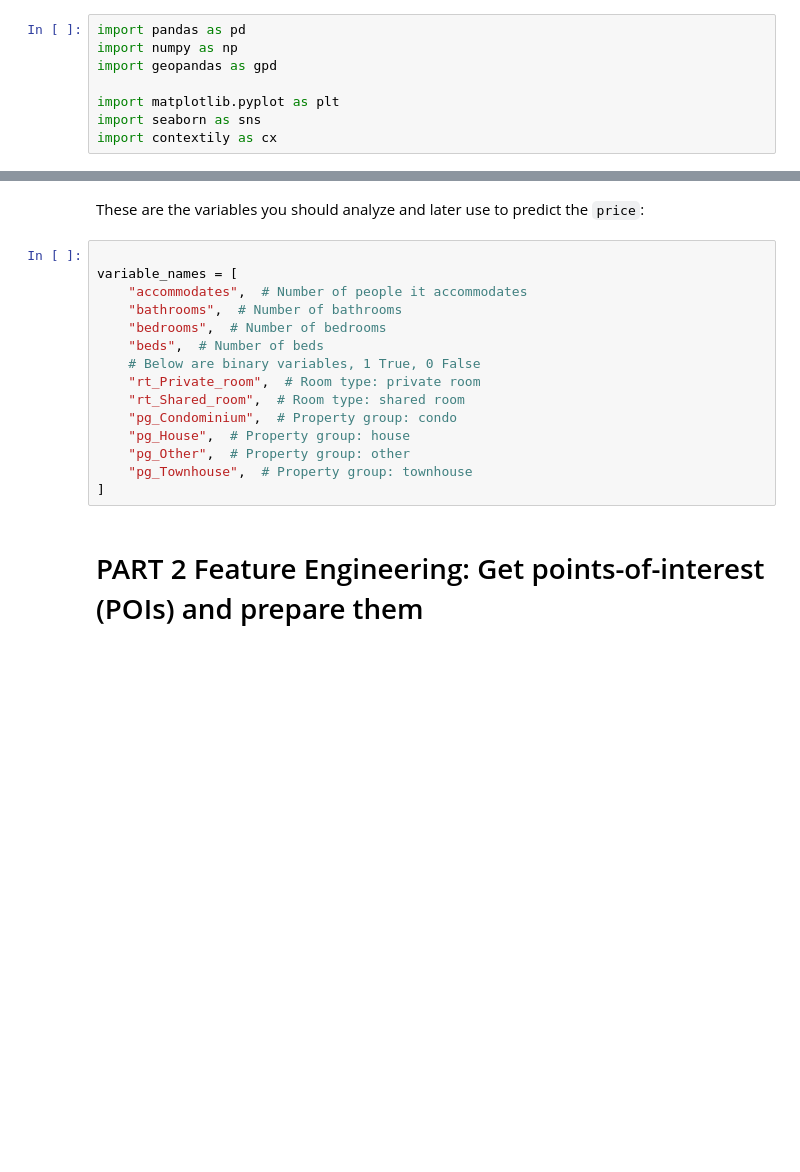
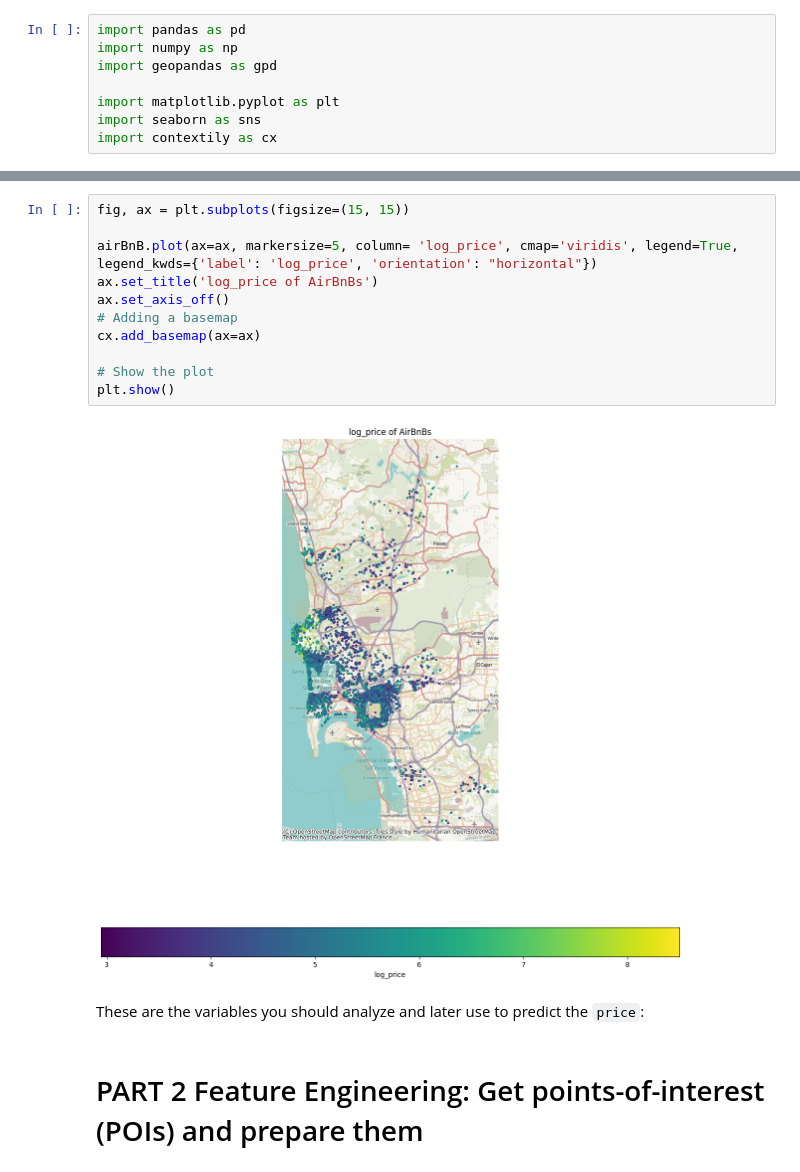
Before and after one commit to D3IP-SS24/case_study1, a Jupyter notebook: project_airbnb_template.ipynb, the cells around one changed output, grey strips where cells are left out. Drawn from its saved outputs; the diff is of its cells as text; blank space fills up the shorter version.

```diff
--- a/project_airbnb_template.ipynb
+++ b/project_airbnb_template.ipynb
@@ -36,20 +131,19 @@ import contextily as cx
+# %%
+fig, ax = plt.subplots(figsize=(15, 15))
+
+airBnB.plot(ax=ax, markersize=5, column= 'log_price', cmap='viridis', legend=True,
+legend_kwds={'label': 'log_price', 'orientation': "horizontal"})
+ax.set_title('log_price of AirBnBs')
+ax.set_axis_off()
+# Adding a basemap
+cx.add_basemap(ax=ax)
+
+# Show the plot
+plt.show()
+# %% [output]
+[figure, added]
 # %% [markdown]
 These are the variables you should analyze and later use to predict the `price`:
-# %%
-
-variable_names = [
-    "accommodates",  # Number of people it accommodates
-    "bathrooms",  # Number of bathrooms
-    "bedrooms",  # Number of bedrooms
-    "beds",  # Number of beds
-    # Below are binary variables, 1 True, 0 False
-    "rt_Private_room",  # Room type: private room
-    "rt_Shared_room",  # Room type: shared room
-    "pg_Condominium",  # Property group: condo
-    "pg_House",  # Property group: house
-    "pg_Other",  # Property group: other
-    "pg_Townhouse",  # Property group: townhouse
-]
 # %% [markdown]
 # PART 2 Feature Engineering: Get points-of-interest (POIs) and prepare them
 # %% [markdown]
```
Also changed, not shown: parts of 8 cells of this notebook, 1 other file.
